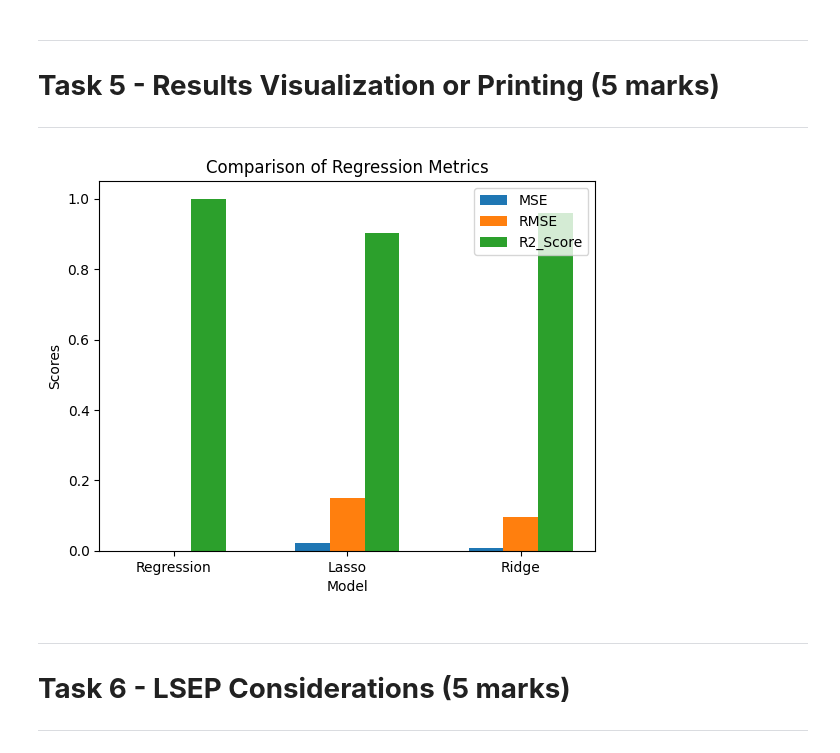
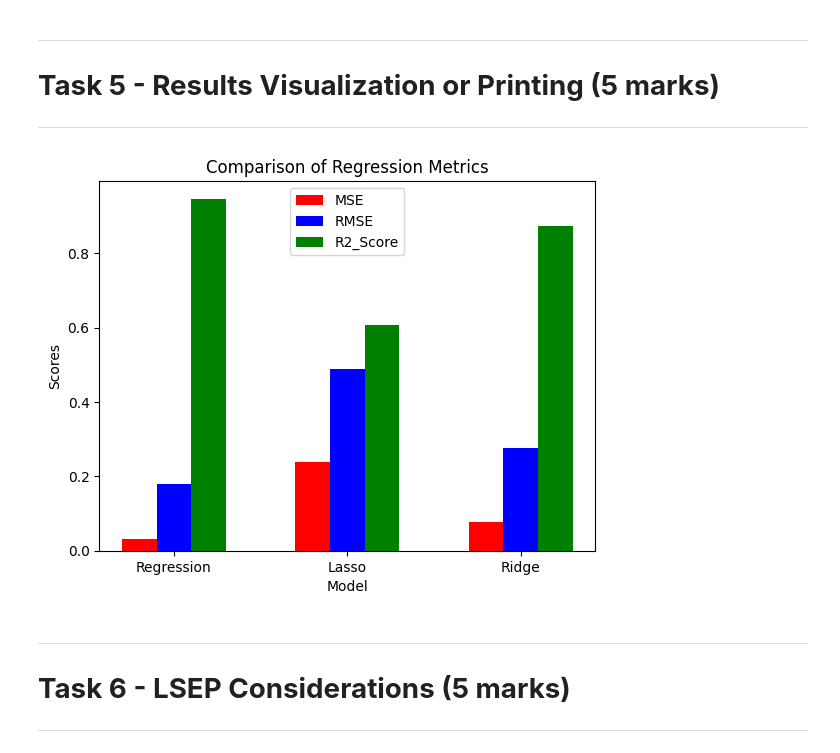
Before and after one commit to Mr-Mens/Big-Data-Course-Work, a Jupyter notebook: Group_ID_13_CRWK_CN7030.ipynb, the cells around one changed output. Cells and saved outputs as stored; diff of their text form; code cells hidden in the pictures.

Commit message:
Linear Regression Completed

```diff
--- a/Group_ID_13_CRWK_CN7030.ipynb
+++ b/Group_ID_13_CRWK_CN7030.ipynb
@@ -349,7 +374,7 @@ scaler = StandardScaler(inputCol="features", outputCol="scaledFeatures", withStd
 scaler_model = scaler.fit(data)
 data = scaler_model.transform(data)
 
-data = data.select("scaledFeatures", "Label_binary")
+data = data.select("scaledFeatures", "Label_Index")
 data.show(3, truncate = False)
 # %% [output]
 +------------------------------------------------------------------------------------------------------------------------------------------------------------------------------------------------------- ...
@@ -399,10 +404,10 @@ train_data.where(col("Label_binary").isNull()).count()
 # %% [markdown]
 ### Apply linear regression model.
 # %%
-lr = LinearRegression(labelCol = 'Label_binary', featuresCol = 'scaledFeatures', predictionCol = 'prediction')
+lr = LinearRegression(labelCol = 'Label_Index', featuresCol = 'scaledFeatures', predictionCol = 'prediction')
 
 # Fit the model to the training data
-lr_model = lr.fit(train_data) # collect Beta0, Beta1, .....---> Y = B0 + B1X1
+lr_model = lr.fit(train_data)
 
 # Make prediction on the test data
 lr_predictions = lr_model.transform(test_data)
@@ -446,13 +451,13 @@ print(intercept)
 # add the code here
 
 # Laaso
-lasso = LinearRegression(labelCol = 'Label_binary', featuresCol = 'scaledFeatures',
+lasso = LinearRegression(labelCol = 'Label_Index', featuresCol = 'scaledFeatures',
                          predictionCol = 'prediction', elasticNetParam = 1.0, regParam = 0.15) # lambda: tuning
 lasso_model = lasso.fit(train_data)
 lasso_predictions = lasso_model.transform(test_data)
 
 # Ridge
-ridge = LinearRegression(labelCol = 'Label_binary', featuresCol = 'scaledFeatures',
+ridge = LinearRegression(labelCol = 'Label_Index', featuresCol = 'scaledFeatures',
                          predictionCol = 'prediction', elasticNetParam = 0.0, regParam = 0.15) # lambda: tuning
 ridge_model = ridge.fit(train_data)
 ridge_predictions = ridge_model.transform(test_data)
@@ -482,24 +487,24 @@ only showing top 10 rows
 ##1st student name: Philip Acquaye-Mensah
 # add the code here
 # %%
-##2nd student name: Mohamed Jareer MOHAMED  ZEENAM
+##2nd student name: Mohamed Jareer MOHAMED ZEENAM
 # add the code here
 
 from pyspark.ml.evaluation import RegressionEvaluator
-evaluator_mse = RegressionEvaluator(labelCol = 'Label_binary', predictionCol = 'prediction', metricName = 'mse')
-# calculate MSE
+evaluator_mse = RegressionEvaluator(labelCol = 'Label_Index', predictionCol = 'prediction', metricName = 'mse')
+# calculate Mean Squared Error
 mse1 = evaluator_mse.evaluate(lr_predictions)
 mse2 = evaluator_mse.evaluate(lasso_predictions)
 mse3 = evaluator_mse.evaluate(ridge_predictions)
 
-evaluator_rmse = RegressionEvaluator(labelCol = 'Label_binary', predictionCol = 'prediction', metricName = 'rmse')
-# calculate RMSE
+evaluator_rmse = RegressionEvaluator(labelCol = 'Label_Index', predictionCol = 'prediction', metricName = 'rmse')
+# calculate Root Mean Squared Error
 rmse1 = evaluator_rmse.evaluate(lr_predictions)
 rmse2 = evaluator_rmse.evaluate(lasso_predictions)
 rmse3 = evaluator_rmse.evaluate(ridge_predictions)
 
-evaluator_r2 = RegressionEvaluator(labelCol = 'Label_binary', predictionCol = 'prediction', metricName = 'r2')
-# calculate R_squared
+evaluator_r2 = RegressionEvaluator(labelCol = 'Label_Index', predictionCol = 'prediction', metricName = 'r2')
+# calculate R-squared
 r2_score1 = evaluator_r2.evaluate(lr_predictions)
 r2_score2 = evaluator_r2.evaluate(lasso_predictions)
 r2_score3 = evaluator_r2.evaluate(ridge_predictions)
@@ -522,33 +527,33 @@ Ridge - MSE:  0.009290048181943619 , RMSE:  0.09638489602600409 , R^2:  0.959863
 # %%
 ##2nd student name: Mohamed Jareer MOHAMED  ZEENAM
 # add the code here
 
 # plot
 import matplotlib.pyplot as plt
 import numpy as np
 
 mse = [mse1, mse2, mse3]
 rmse = [rmse1, rmse2, rmse3]
 r2_score = [r2_score1, r2_score2, r2_score3]
 
 positions = np.arange(len(mse))
 bar_width = 0.2
 
-plt.bar(positions - bar_width, mse, width = bar_width, label = 'MSE')
-plt.bar(positions, rmse, width = bar_width, label = 'RMSE')
-plt.bar(positions + bar_width, r2_score, width = bar_width, label = 'R2_Score')
+plt.bar(positions - bar_width, mse, width = bar_width, label = 'MSE', color = 'red')
+plt.bar(positions, rmse, width = bar_width, label = 'RMSE', color = 'blue')
+plt.bar(positions + bar_width, r2_score, width = bar_width, label = 'R2_Score', color = 'green')
 
 # adding labels and title
 plt.xlabel('Model')
 plt.ylabel('Scores')
 plt.title('Comparison of Regression Metrics')
 
 # adding the legend
 plt.legend()
 plt.xticks(positions, ['Regression', 'Lasso', 'Ridge'])
 plt.show()
 # %% [output]
-[figure, old version]
+[figure, new version]
 # %% [markdown]
 ---
 # **Task 6 - LSEP Considerations (5 marks)**
```
Also changed, not shown: parts of 19 cells of this notebook.
